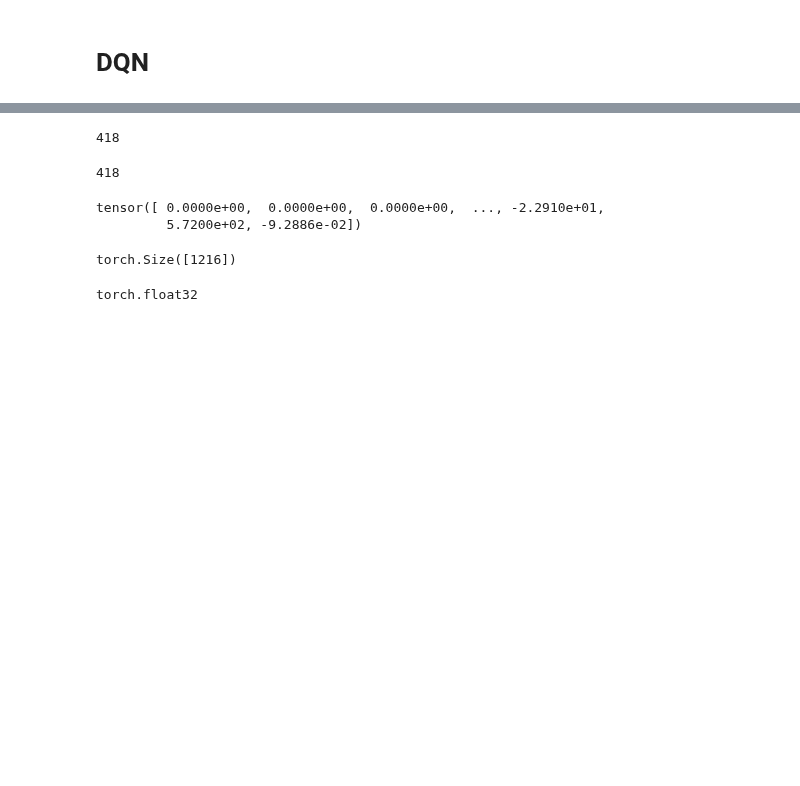
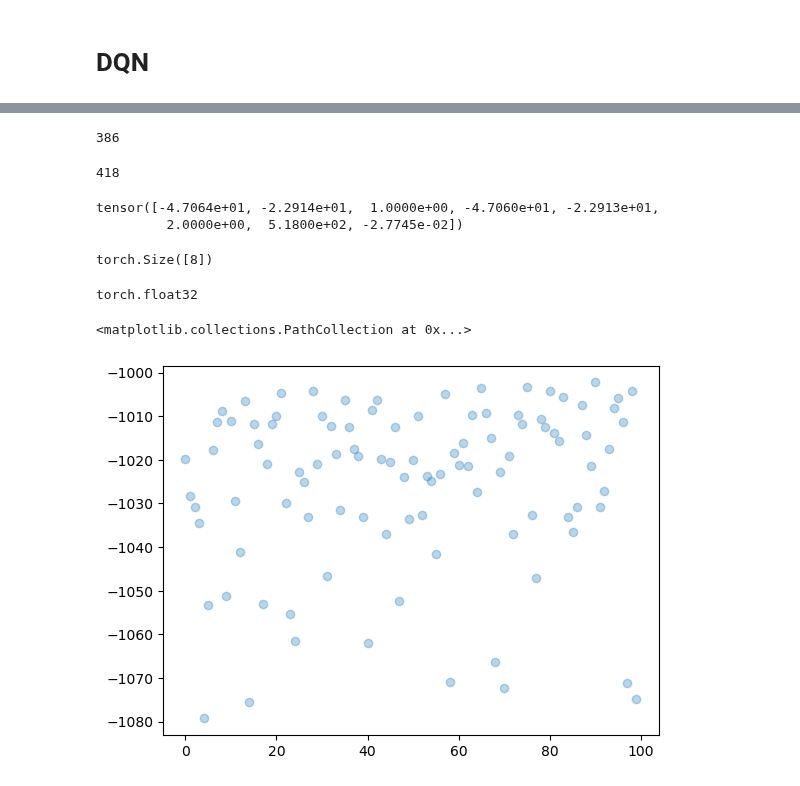
Before and after one commit to vivirodrigues/RL_Routing, a Jupyter notebook: DQN/Model_DQN.ipynb, the cells around one changed output, grey strips where cells are left out. Drawn from its saved outputs; the diff is of its cells as text; code cells hidden in the pictures; blank space fills up the shorter version.

```diff
--- a/DQN/Model_DQN.ipynb
+++ b/DQN/Model_DQN.ipynb
@@ -62,7 +62,7 @@ class DQN(nn.Module):
         return self.layer3(x)
 
 class DQNAgent:
-    def __init__(self, env, learning_rate = 0.3, gamma = 0.99, tau = 0.05, max_epsilon = 1, min_epsilon = 0.1, n_episodes = 1000, max_steps = 1000, batch_size = 64):
+    def __init__(self, env, learning_rate = 0.3, gamma = 0.99, tau = 0.05, max_epsilon = 1, min_epsilon = 0.1, n_episodes = 1000, max_steps = 1000, batch_size = 64, feature_type="position"):
         self.env = env
         self.learning_rate = learning_rate
         self.gamma = gamma
@@ -73,8 +73,10 @@ class DQNAgent:
         self.max_steps = max_steps
         self.batch_size = batch_size
         self.n_states = env.get_n_states()
-        self.policy_net = DQN(self.n_states + 2, self.n_states)
-        self.target_net = DQN(self.n_states + 2, self.n_states)
+        self.feature_type = feature_type
+        self.input_dim = self.get_features(0).shape[0]
+        self.policy_net = DQN(self.input_dim, self.n_states)
+        self.target_net = DQN(self.input_dim, self.n_states)
         self.target_net.load_state_dict(self.policy_net.state_dict())
         #self.policy_net.to(device)
         #self.target_net.to(device)
@@ -83,10 +85,27 @@ class DQNAgent:
 
     def get_features(self, state):
         """Return a torch tensor with the features of the state"""
-        features = torch.zeros(self.n_states + 2, dtype=torch.float32)#, device=device)
-        features[state] = 1
-        features[self.n_states] = self.env.G.nodes[state]["x"]
-        features[self.n_states + 1] = self.env.G.nodes[state]["y"]
+        if self.feature_type == "position":
+            features = torch.Tensor([
+                self.env.G.nodes[state]["x"],
+                self.env.G.nodes[state]["y"],
+                len(list(self.env.G.neighbors(state)))
+            ])
+        elif self.feature_type == "position_state":
+            features = torch.zeros(self.n_states + 3, dtype=torch.float32)#, device=device)
+            features[state] = 1
+            features[-1] = self.env.G.nodes[state]["x"]
+            features[-2] = self.env.G.nodes[state]["y"]
+            features[-3] = len(list(self.env.G.neighbors(state)))
+        elif self.feature_type == "position_action":
+            features = torch.zeros(self.n_states + 3, dtype=torch.float32)
+            neighbors = list(self.env.G.neighbors(state))
+            features[neighbors] = 1
+            features[-1] = self.env.G.nodes[state]["x"]
+            features[-2] = self.env.G.nodes[state]["y"]
+            features[-3] = len(list(self.env.G.neighbors(state)))
+
+
         return features
 
 
@@ -160,8 +179,8 @@ class DQNAgent:
 
         transitions = torch.stack(self.memory.sample(self.batch_size))
 
-        state_batch = transitions[:, :self.n_states + 2].view(-1, self.n_states + 2)
-        new_state_batch = transitions[:, (self.n_states+2):2*(self.n_states+2)].view(-1, self.n_states + 2)
+        state_batch = transitions[:, :self.input_dim].view(-1, self.input_dim)
+        new_state_batch = transitions[:, (self.input_dim):2*(self.input_dim)].view(-1, self.input_dim)
         action_batch = transitions[:, -2].view(-1, 1).long()
         reward_batch = transitions[:, -1].view(-1, 1)
 
@@ -182,6 +201,6 @@ class DQNAgent:
         self.policy = {state: action for state, action in enumerate(self.policy)}
 # %%
 env = Environment(G, source, target, "weighted")
-agent = DQNAgent(env, n_episodes = 100)
+agent = DQNAgent(env, n_episodes = 1000)
 # %%
 agent.train()
@@ -210,7 +211,7 @@ tensor([  1.0000,   0.0000,   0.0000,   0.0000,   0.0000,   0.0000,   0.0000,
 # %%
 agent.greedy_policy(0)
 # %% [output]
-418
+386
 # %%
 agent.epsilon_greedy_policy(0, 1)
 # %% [output]
@@ -218,16 +219,21 @@ agent.epsilon_greedy_policy(0, 1)
 # %%
 agent.memory.sample(5)[0]
 # %% [output]
-tensor([ 0.0000e+00,  0.0000e+00,  0.0000e+00,  ..., -2.2910e+01,
-         5.7200e+02, -9.2886e-02])
+tensor([-4.7064e+01, -2.2914e+01,  1.0000e+00, -4.7060e+01, -2.2913e+01,
+         2.0000e+00,  5.1800e+02, -2.7745e-02])
 # %%
 agent.memory.sample(5)[0].shape
 # %% [output]
-torch.Size([1216])
+torch.Size([8])
 # %%
 agent.memory.sample(5)[0].dtype
 # %% [output]
 torch.float32
+# %%
+plt.scatter(list(range(len(agent.episode_rewards))), agent.episode_rewards, alpha = 0.3)
+# %% [output]
+<matplotlib.collections.PathCollection at 0x...>
+[figure, added]
 # %%
 agent.policy
 # %% [output]
```
Also changed, not shown: parts of 3 cells of this notebook, 5 other files.
